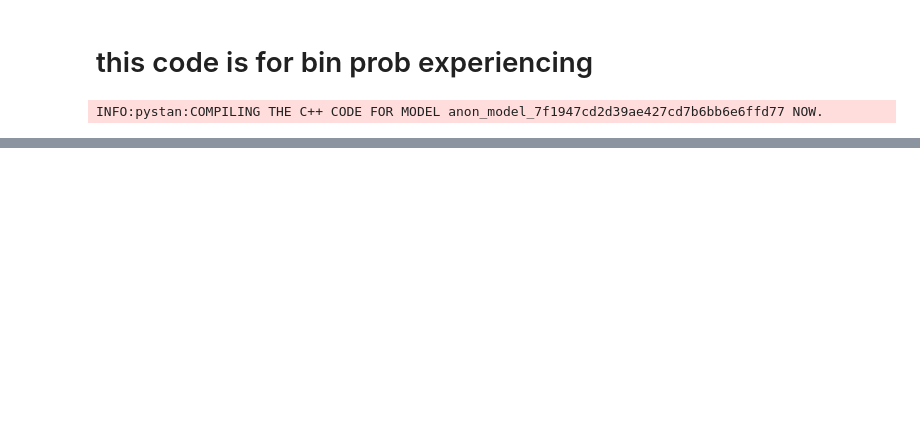
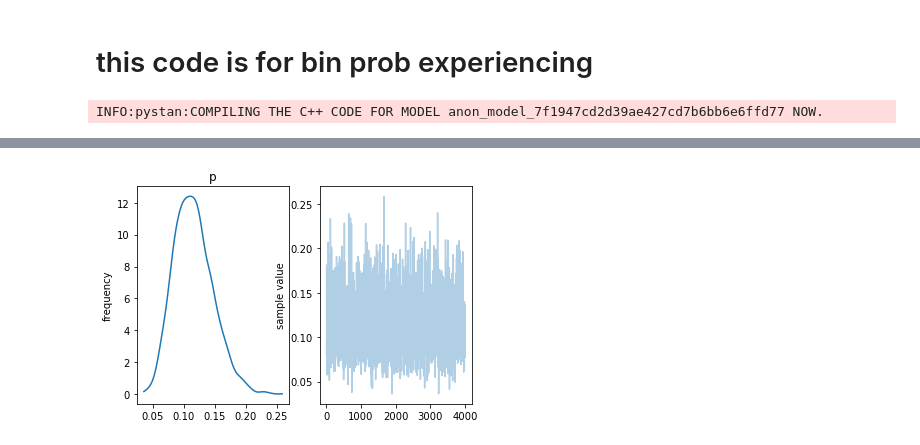
Before and after one commit to tomerdo/probabilistic-programming, a Jupyter notebook: coin-toss.ipynb, the cells around one changed output, grey strips where cells are left out. Drawn from its saved outputs; the diff is of its cells as text; code cells hidden in the pictures; blank space fills up the shorter version.

```diff
--- a/coin-toss.ipynb
+++ b/coin-toss.ipynb
@@ -66,0 +53,3 @@ WARNING:pystan:Deprecation warning. PyStan plotting deprecated, use ArviZ librar
+# %%
+plt = fit4.plot()
+# %% [output]
@@ -66,0 +57 @@ WARNING:pystan:Deprecation warning. PyStan plotting deprecated, use ArviZ librar
+[figure, added]
```
Also changed, not shown: parts of 9 cells of this notebook, 1 other file.
